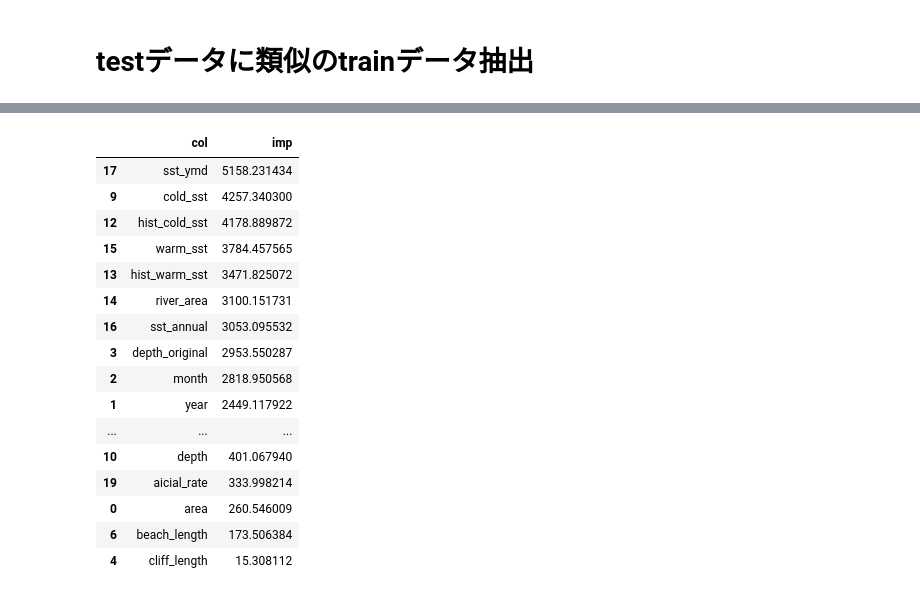
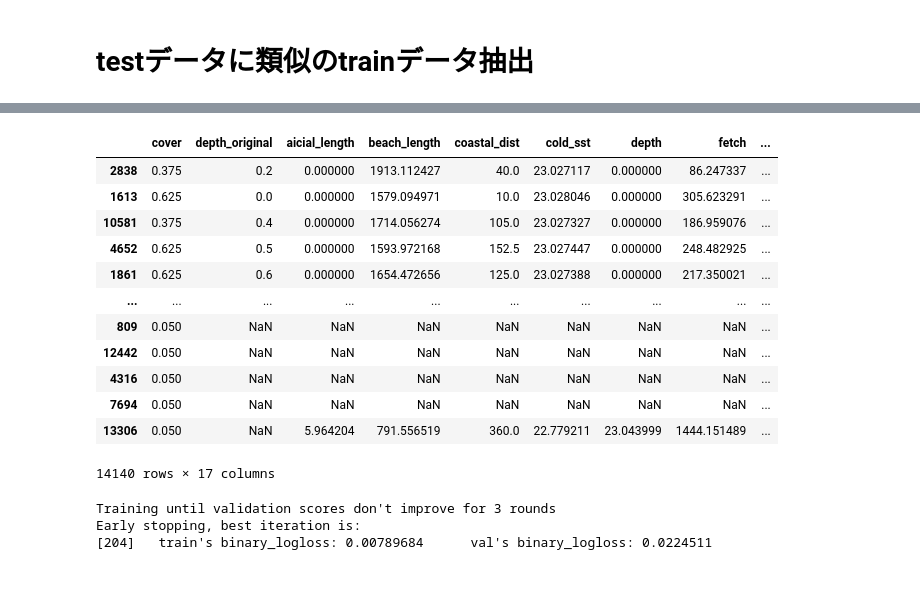
Before and after one commit to androiderNN/bluecarbon, a Jupyter notebook: sources/analysis.ipynb, the cells around one changed output, grey strips where cells are left out. Drawn from its saved outputs; the diff is of its cells as text; code cells hidden in the pictures.

```diff
--- a/sources/analysis.ipynb
+++ b/sources/analysis.ipynb
@@ -339,23 +343,17 @@ train_p.iloc[:, 20:].sort_values('pred', ascending=False).tail(30)
 # %%
-train_p['isval'] = [1 if train_p.loc[train_p.index[i], 'pred']<0.7 else 0 for i in range(len(train_p))]
+train_p['isval'] = [1 if train_p.loc[train_p.index[i], 'pred']<0.9 else 0 for i in range(len(train_p))]
+train_p
+# %% [output]
+|  | cover | depth_original | aicial_length | beach_length | coastal_dist | cold_sst | depth | fetch | ... |
+| 2838 | 0.375 | 0.2 | 0.000000 | 1913.112427 | 40.0 | 23.027117 | 0.000000 | 86.247337 | ... |
+| 1613 | 0.625 | 0.0 | 0.000000 | 1579.094971 | 10.0 | 23.028046 | 0.000000 | 305.623291 | ... |
+| 10581 | 0.375 | 0.4 | 0.000000 | 1714.056274 | 105.0 | 23.027327 | 0.000000 | 186.959076 | ... |
+| 4652 | 0.625 | 0.5 | 0.000000 | 1593.972168 | 152.5 | 23.027447 | 0.000000 | 248.482925 | ... |
+| 1861 | 0.625 | 0.6 | 0.000000 | 1654.472656 | 125.0 | 23.027388 | 0.000000 | 217.350021 | ... |
+| ... | ... | ... | ... | ... | ... | ... | ... | ... | ... |
+| 809 | 0.050 | NaN | NaN | NaN | NaN | NaN | NaN | NaN | ... |
+| 12442 | 0.050 | NaN | NaN | NaN | NaN | NaN | NaN | NaN | ... |
+| 4316 | 0.050 | NaN | NaN | NaN | NaN | NaN | NaN | NaN | ... |
+| 7694 | 0.050 | NaN | NaN | NaN | NaN | NaN | NaN | NaN | ... |
+| 13306 | 0.050 | NaN | 5.964204 | 791.556519 | 360.0 | 22.779211 | 23.043999 | 1444.151489 | ... |
+14140 rows × 17 columns
-# %%
-imp = pd.DataFrame({'col': tr_x.columns, 'imp': model.feature_importance(importance_type='gain')})
-imp.sort_values('imp', ascending=False)
-# %% [output]
-|  | col | imp |
-| 17 | sst_ymd | 5158.231434 |
-| 9 | cold_sst | 4257.340300 |
-| 12 | hist_cold_sst | 4178.889872 |
-| 15 | warm_sst | 3784.457565 |
-| 13 | hist_warm_sst | 3471.825072 |
-| 14 | river_area | 3100.151731 |
-| 16 | sst_annual | 3053.095532 |
-| 3 | depth_original | 2953.550287 |
-| 2 | month | 2818.950568 |
-| 1 | year | 2449.117922 |
-| ... | ... | ... |
-| 10 | depth | 401.067940 |
-| 19 | aicial_rate | 333.998214 |
-| 0 | area | 260.546009 |
-| 6 | beach_length | 173.506384 |
-| 4 | cliff_length | 15.308112 |
@@ -361,0 +362,42 @@ imp.sort_values('imp', ascending=False)
+# %%
+test = pickle.load(open('./processed/nan_test.pkl', 'rb'))
+
+train_p.drop(columns=['pred', 'istrain', 'valfold'])
+tr = train_p.loc[train_p['isval']==0, :].drop(columns='isval')
+va = train_p.loc[train_p['isval']==1, :].drop(columns='isval')
+
+tr_x = tr.drop(columns='cover')
+va_x = va.drop(columns='cover')
+tr_y = tr.loc[:, 'cover']
+va_y = va.loc[:, 'cover']
+
+tr_lgb = lgb.Dataset(tr_x, tr_y)
+va_lgb = lgb.Dataset(va_x, va_y)
+
+params = {
+    'objective': 'binary',
+    'metric': 'binary_logloss',
+    'verbose': -1,
+    'random_state': 254,
+    # 'min_data_in_leaf': 200,
+    # 'bagging_fraction': 0.5,
+    # 'bagging_freq': 1,
+    # 'lambda_l1': 0.5,
+    # 'lambda_l2': 0.5,
+}
+
+model = lgb.train(
+    params,
+    lgb_train,
+    valid_sets=[lgb_train, lgb_val],
+    valid_names=['train', 'val'],
+    num_boost_round=1000,
+    callbacks=[lgb.early_stopping(stopping_rounds=3, verbose=True)]
+)
+
+sub_df = pd.DataFrame({'index': [i for i in range(len(test))], 'pred': model.predict(test, predict_disable_shape_check=True)})
+sub_df.to_csv('../export/submit.csv', header=False, index=False)
+# %% [output]
+Training until validation scores don't improve for 3 rounds
+Early stopping, best iteration is:
+[204]   train's binary_logloss: 0.00789684      val's binary_logloss: 0.0224511
```
Also changed, not shown: parts of 21 cells of this notebook, 8 other files.
